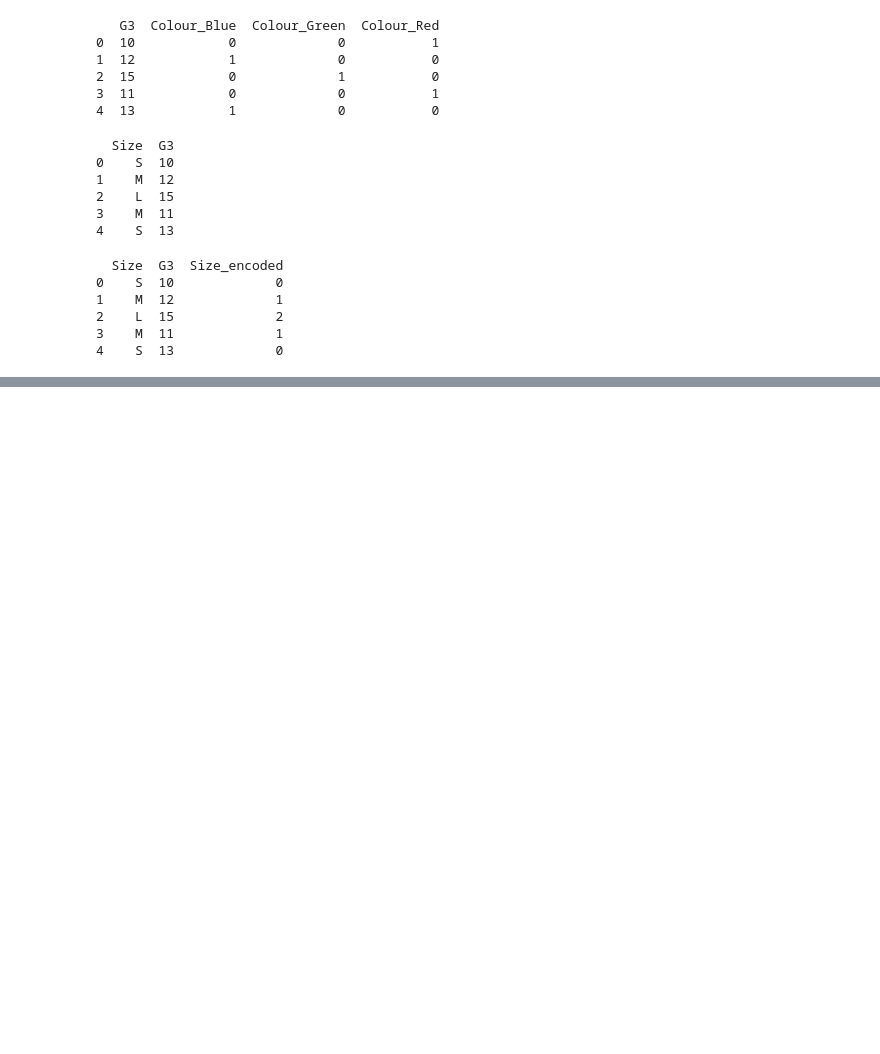
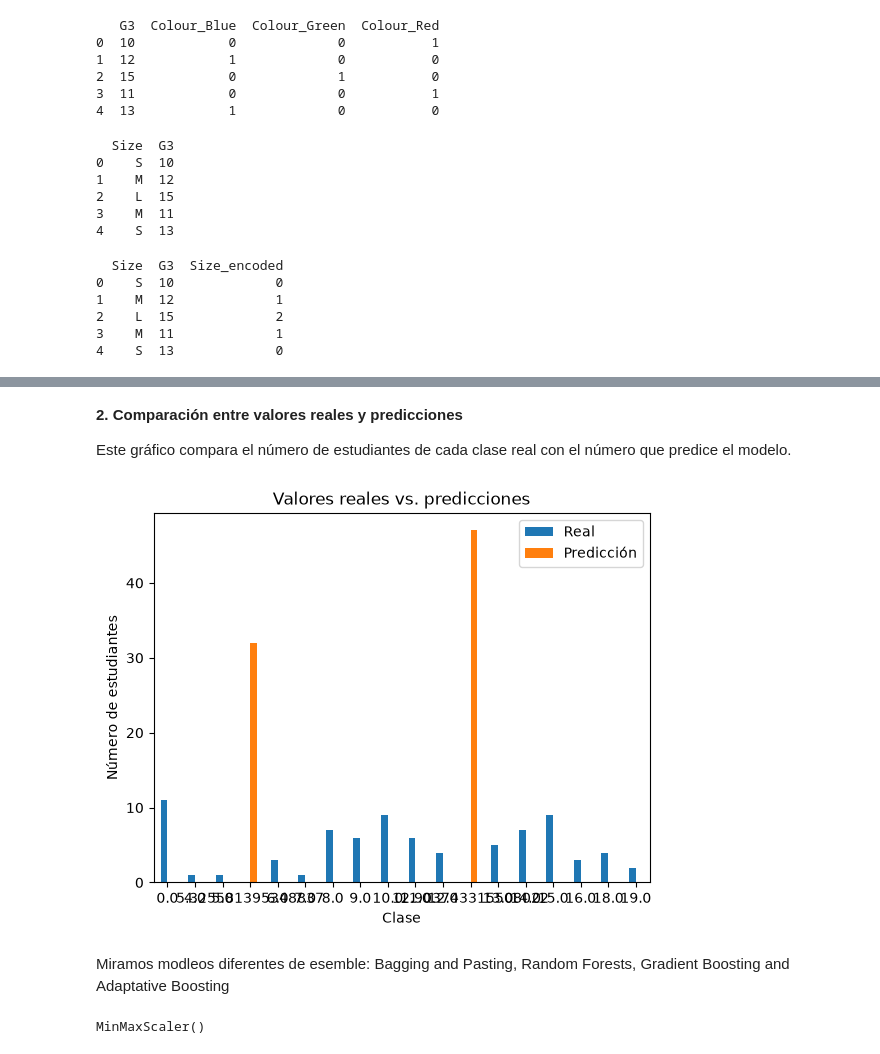
Before and after one commit to MMEKUSS/Proyecto-Machine-Learning, a Jupyter notebook: Proyecto-Machine-Learning.ipynb, the cells around one changed output, grey strips where cells are left out. Drawn from its saved outputs; the diff is of its cells as text; code cells hidden in the pictures; blank space fills up the shorter version.

```diff
--- a/Proyecto-Machine-Learning.ipynb
+++ b/Proyecto-Machine-Learning.ipynb
@@ -313,0 +320,2 @@ print(dataset)
+# %%
+lin_reg = LinearRegression()
@@ -313,0 +324,2 @@ print(dataset)
+# %%
+lin_reg.fit(X_train_mat_def, y_train_mat)
@@ -313,0 +357,4 @@ print(dataset)
+# %%
+tree = DecisionTreeRegressor(max_depth=8)
+
+tree.fit(X_train_mat_def, y_train_mat)
@@ -313,0 +394,6 @@ print(dataset)
+# %%
+pred = tree.predict(X_test_mat_def)
+
+print("MAE", mean_absolute_error(pred, y_test_mat))
+##print("RMSE", mean_squared_error(pred, y_test, squared=False))
+print("R2 score", tree.score(X_test_mat_def, y_test_mat))
@@ -313,0 +444,39 @@ print(dataset)
+# %% [markdown]
+**2. Comparación entre valores reales y predicciones**
+
+Este gráfico compara el número de estudiantes de cada clase real con el número que predice el modelo.
+# %%
+import pandas as pd
+import matplotlib.pyplot as plt
+
+resultados = pd.DataFrame({
+    "Real": y_test_mat,
+    "Predicción": pred
+})
+
+comparacion = pd.concat([
+    resultados["Real"].value_counts().rename("Real"),
+    resultados["Predicción"].value_counts().rename("Predicción")
+], axis=1).sort_index()
+
+comparacion.plot(kind="bar")
+plt.title("Valores reales vs. predicciones")
+plt.xlabel("Clase")
+plt.ylabel("Número de estudiantes")
+plt.xticks(rotation=0)
+plt.show()
+# %% [output]
+[figure, added]
+# %% [markdown]
+Miramos modleos diferentes de esemble: Bagging and Pasting, Random Forests, Gradient Boosting and Adaptative Boosting
+# %%
+#creamos una instancia del normalizador
+
+from sklearn.preprocessing import MinMaxScaler
+
+
+normalizer = MinMaxScaler()
+
+normalizer.fit(X_train_mat_def)
+# %% [output]
+MinMaxScaler()
```
Also changed, not shown: parts of 29 cells of this notebook, 1 other file.
